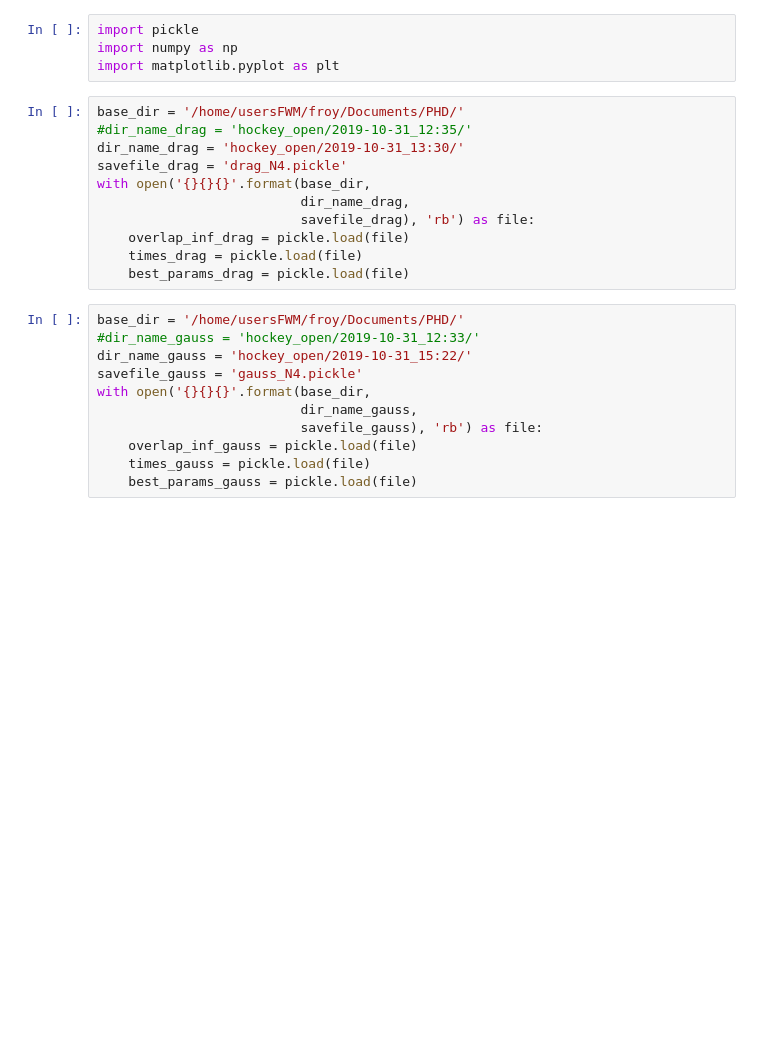
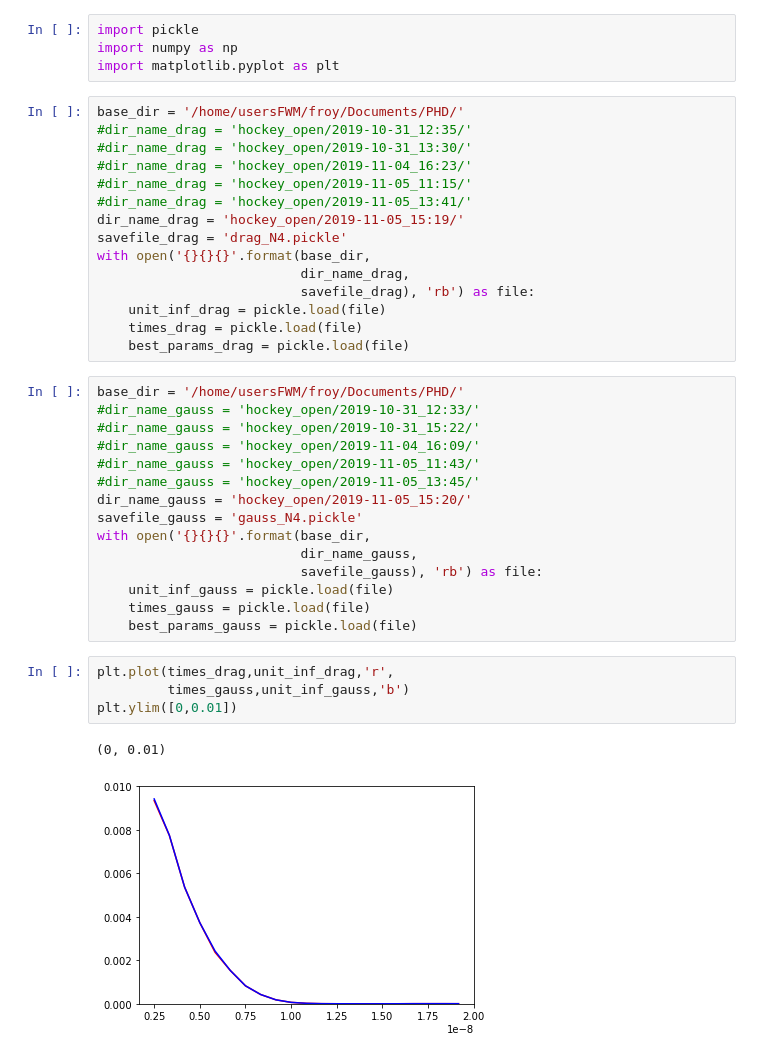
Before and after one commit to q-optimize/c3, a Jupyter notebook: c3po/IBM/hockeystick_plot.ipynb, the cells around one changed output. Drawn from its saved outputs; the diff is of its cells as text; blank space fills up the shorter version.

Commit message:
tried hockeystick cahnging xyangle too

```diff
--- a/c3po/IBM/hockeystick_plot.ipynb
+++ b/c3po/IBM/hockeystick_plot.ipynb
@@ -5,23 +5,38 @@ import matplotlib.pyplot as plt
 # %%
 base_dir = '/home/usersFWM/froy/Documents/PHD/'
 #dir_name_drag = 'hockey_open/2019-10-31_12:35/'
-dir_name_drag = 'hockey_open/2019-10-31_13:30/'
+#dir_name_drag = 'hockey_open/2019-10-31_13:30/'
+#dir_name_drag = 'hockey_open/2019-11-04_16:23/'
+#dir_name_drag = 'hockey_open/2019-11-05_11:15/'
+#dir_name_drag = 'hockey_open/2019-11-05_13:41/'
+dir_name_drag = 'hockey_open/2019-11-05_15:19/'
 savefile_drag = 'drag_N4.pickle'
 with open('{}{}{}'.format(base_dir,
                           dir_name_drag,
                           savefile_drag), 'rb') as file:
-    overlap_inf_drag = pickle.load(file)
+    unit_inf_drag = pickle.load(file)
     times_drag = pickle.load(file)
     best_params_drag = pickle.load(file)
 # %%
 base_dir = '/home/usersFWM/froy/Documents/PHD/'
 #dir_name_gauss = 'hockey_open/2019-10-31_12:33/'
-dir_name_gauss = 'hockey_open/2019-10-31_15:22/'
+#dir_name_gauss = 'hockey_open/2019-10-31_15:22/'
+#dir_name_gauss = 'hockey_open/2019-11-04_16:09/'
+#dir_name_gauss = 'hockey_open/2019-11-05_11:43/'
+#dir_name_gauss = 'hockey_open/2019-11-05_13:45/'
+dir_name_gauss = 'hockey_open/2019-11-05_15:20/'
 savefile_gauss = 'gauss_N4.pickle'
 with open('{}{}{}'.format(base_dir,
                           dir_name_gauss,
                           savefile_gauss), 'rb') as file:
-    overlap_inf_gauss = pickle.load(file)
+    unit_inf_gauss = pickle.load(file)
     times_gauss = pickle.load(file)
     best_params_gauss = pickle.load(file)
+# %%
+plt.plot(times_drag,unit_inf_drag,'r',
+         times_gauss,unit_inf_gauss,'b')
+plt.ylim([0,0.01])
+# %% [output]
+(0, 0.01)
+[figure, added]
 # %%
```
Also changed, not shown: parts of 10 cells of this notebook, 1 other file.
